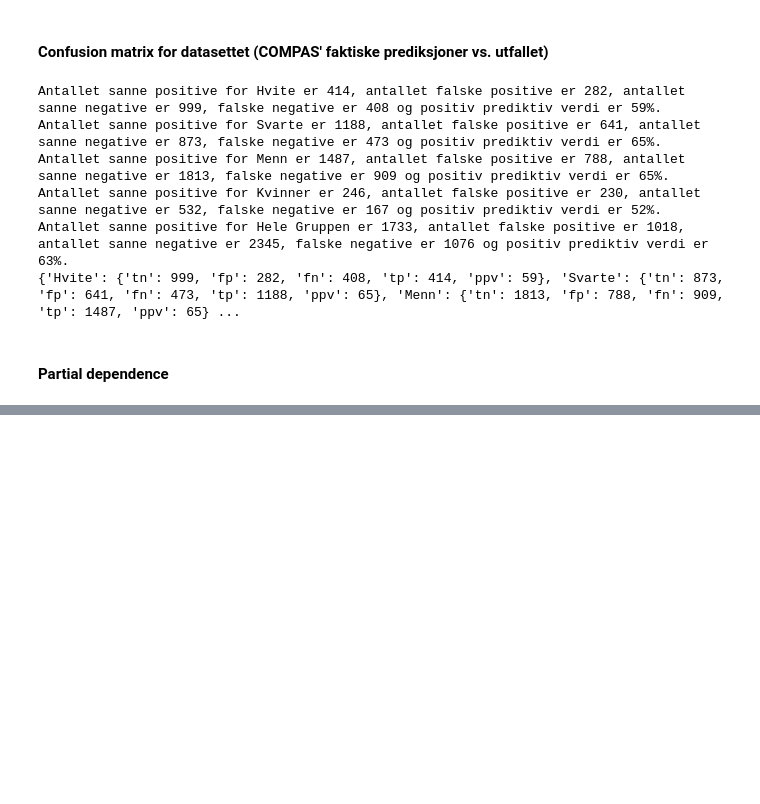
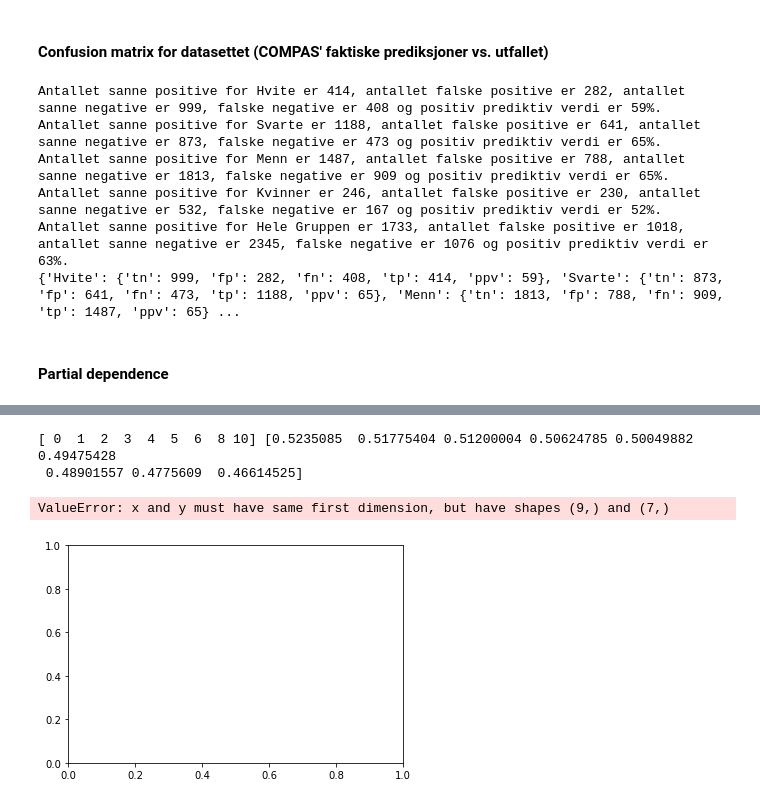
Before and after one commit to jonatanwins/COMPAS_project_HON2200, a Jupyter notebook: COMPAS.ipynb, the cells around one changed output, grey strips where cells are left out. Drawn from its saved outputs; the diff is of its cells as text; code cells hidden in the pictures; blank space fills up the shorter version.

Commit message:
Partial dependence, C-matrix

```diff
--- a/COMPAS.ipynb
+++ b/COMPAS.ipynb
@@ -509,0 +499,61 @@ KeyError: 'priors_count'
+# %%
+categorical_cols_X_race = ['sex', 'age_cat', 'race', "score_text"]
+numerical_cols_X_race = [el for el in X_compas.columns if el not in categorical_cols_X_compas]
+
+df_race = df_select
+df_race = pd.get_dummies(df_select, columns=categorical_cols_X_race, prefix=categorical_cols_X_race, prefix_sep='_')
+
+part_dep_vals = {}
+
+for col in numerical_cols_X_race:
+    df_race[col] = df_race[[col]].to_numpy()
+
+
+
+
+    #PartialDependenceDisplay.from_estimator(log_reg_race, X_race, X_race.columns)
+
+for i, param in enumerate(X_compas.columns):
+
+    for race in ["race_African-American", "race_Caucasian"]:
+
+        X_race = df_race[df_race[race] == 1]
+        Y_race = df_race[df_race[race] == 1]
+
+        Y_race = Y_race[["two_year_recid"]]
+        Y_race = np.ravel(Y_race)
+        X_race = X_race.drop(columns=["two_year_recid", "id", "name", "is_violent_recid", "is_recid"])
+
+        log_reg_race = LogisticRegression(max_iter=1000)
+        log_reg_race.fit(X_race, Y_race)
+
+        x_pd = partial_dependence(log_reg_race, X_race, [i])[1][0]
+        #x_pd = (x_pd_raw - np.min(x_pd_raw)) / (np.max(x_pd_raw) - np.min(x_pd_raw)) # standardiserer alle x-verdier til å ligge mellom 0 og 1
+        y_pd = partial_dependence(log_reg_race, X_race, [i])[0][0]
+
+
+        if param not in part_dep_vals.keys():
+            part_dep_vals[param] = {}
+            part_dep_vals[param][race] = (x_pd, y_pd)
+        elif race not in part_dep_vals[param].keys():
+            part_dep_vals[param][race] = (x_pd, y_pd)
+        else:
+            part_dep_vals[param][race][1] = (x_pd, y_pd)
+
+print(part_dep_vals["juv_fel_count"]["race_African-American"][0], part_dep_vals["juv_fel_count"]["race_African-American"][1])
+
+for param in part_dep_vals.keys():
+    labels = []
+    plt.plot(part_dep_vals[param]["race_African-American"][0], part_dep_vals[param]["race_Caucasian"][1], alpha = 0.6, lw = 3)
+    plt.plot(part_dep_vals[param]["race_African-American"][0], part_dep_vals[param]["race_Caucasian"][1], alpha = 0.6, lw = 3)
+    labels.append(param)
+
+    plt.legend(labels)
+    plt.show()
+
+plt.gcf().set_size_inches(16, 26)
+# %% [output]
+[ 0  1  2  3  4  5  6  8 10] [0.5235085  0.51775404 0.51200004 0.50624785 0.50049882 0.49475428
+ 0.48901557 0.4775609  0.46614525]
+ValueError: x and y must have same first dimension, but have shapes (9,) and (7,)
+[figure, added]
```
Also changed, not shown: parts of 17 cells of this notebook.
